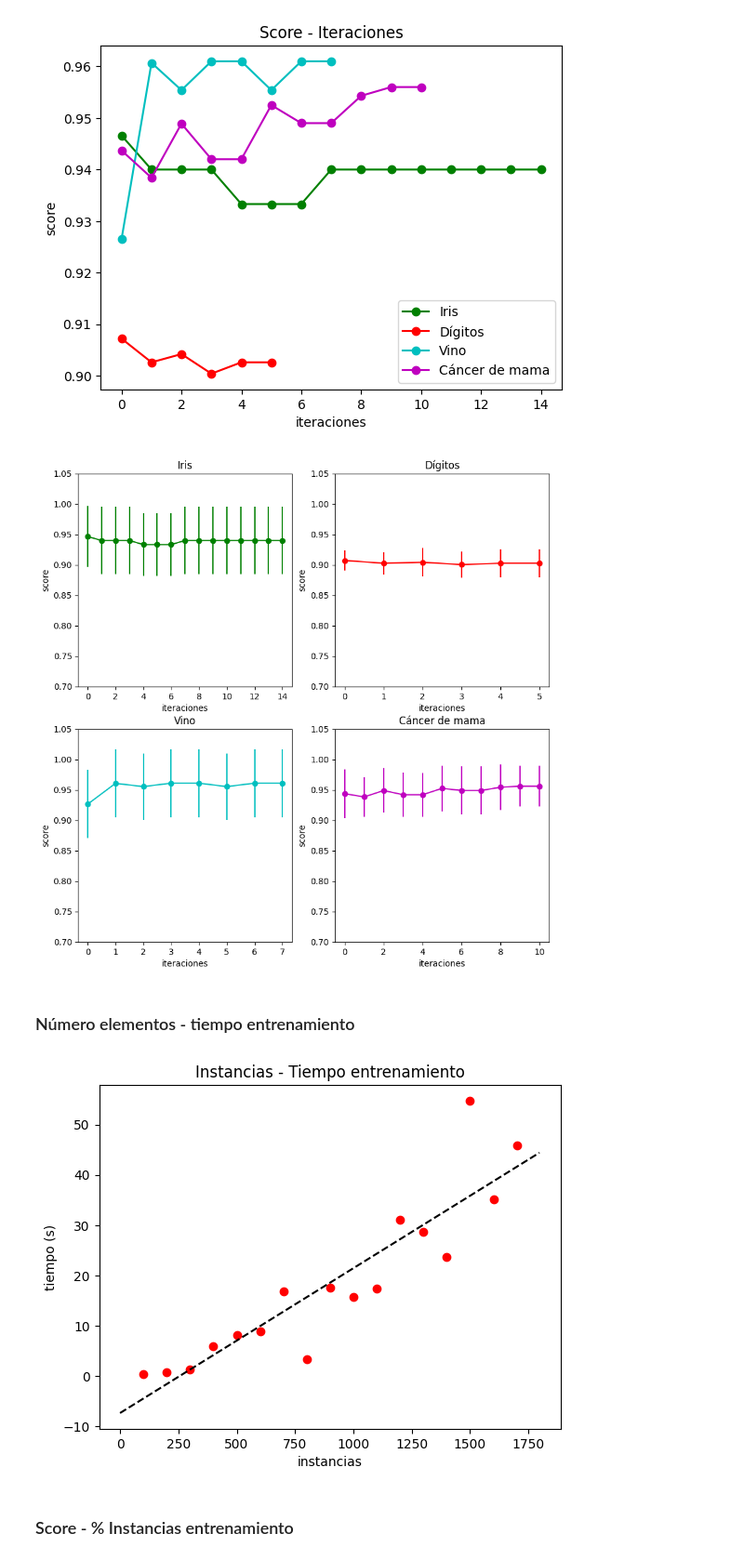
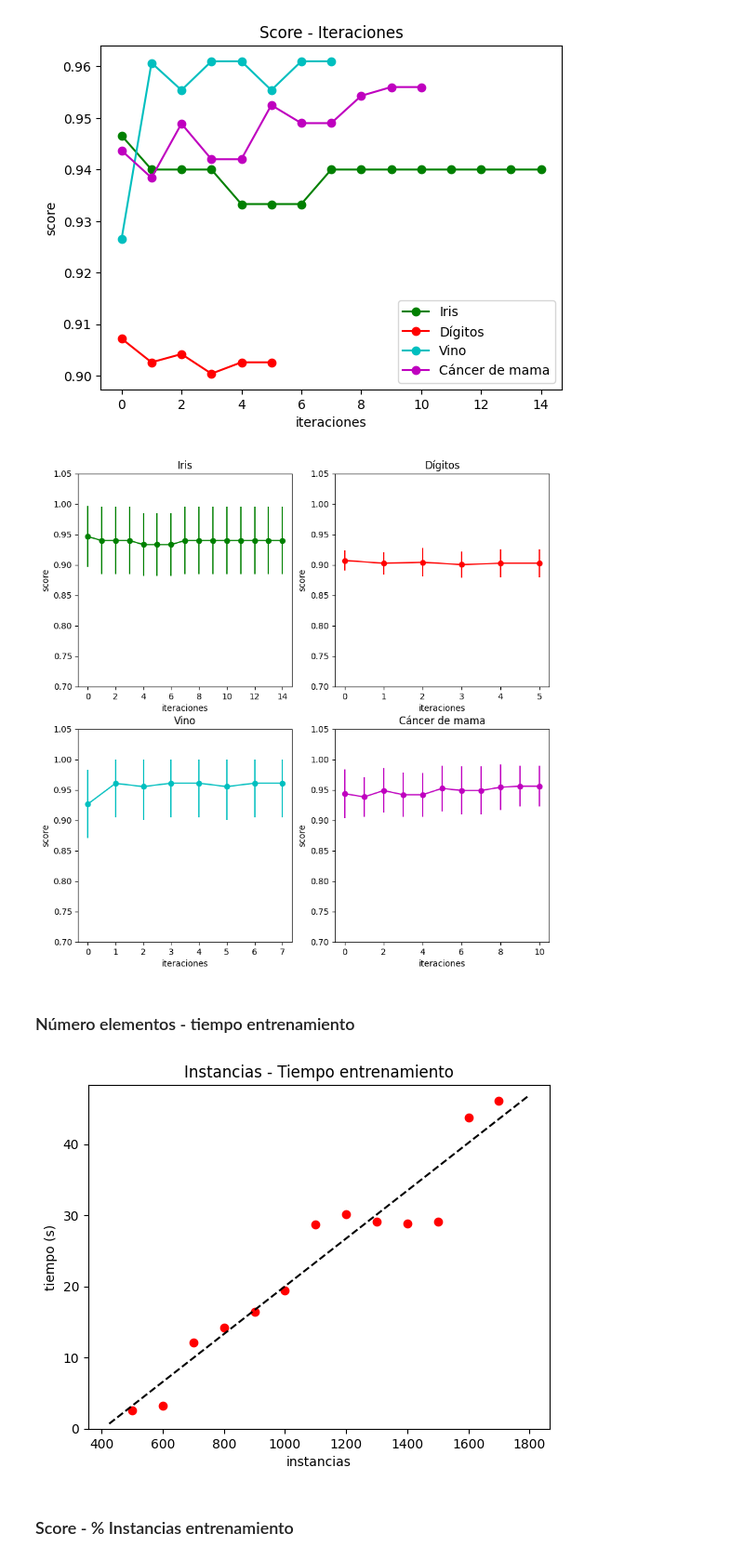
Before and after one commit to phf1001/semisupervised-learning-in-cibersecurity, a Jupyter notebook: src/models/notebooks/co-forest-graphs-generator.ipynb, the cells around one changed output. Shown at 93% size. Cells and saved outputs as stored; diff of their text form; code cells hidden in the pictures.

Commit message:
[S09] src: graphs corrections

```diff
--- a/src/models/notebooks/co-forest-graphs-generator.ipynb
+++ b/src/models/notebooks/co-forest-graphs-generator.ipynb
@@ -380,14 +378,14 @@ for dataset_info in available:
     coordinates = dataset_info[2]
     ax_i = ax[coordinates[0], coordinates[1]]
     ax_i.set_ylim([0.7, 1.05])
-    ax_i.errorbar(np.arange(len(mean)), mean, std, fmt='-o', color = next(cycol), label = dataset_info[1])
+    ax_i.errorbar(np.arange(len(mean)), mean, yerr=[std, np.minimum(std, 1-mean)], fmt='-o', color = next(cycol), label = dataset_info[1])
     ax_i.set_ylabel('score')
     ax_i.set_xlabel('iteraciones')
     ax_i.set_title(dataset_info[1])
 
 plt.show()
 # %% [output]
-[figure, old version]
+[figure, new version]
 # %% [markdown]
 ### Número elementos - tiempo entrenamiento
 # %%
@@ -401,38 +399,41 @@ dataset_info = (load_digits(), 'Dígitos')
 dataset = dataset_info[0]
 
 instancias = []
 tiempos = []
-rd = np.random.RandomState(5)
+rd = np.random.RandomState(10)
 
-for i in range(100, dataset.data.shape[0], 100):
+for i in range(500, dataset.data.shape[0], 100):
 
-    indexes = rd.choice(a = np.arange(start=0, stop=X.shape[0]), replace = True, size=i)
+    indexes = rd.choice(dataset.data.shape[0], replace = True, size=i)
+
     X = np.array(dataset.data)[indexes]
     y = np.array(dataset.target)[indexes]
+
     L_train, U_train, Ly_train, Uy_train = train_test_split(X, y, test_size=0.8, random_state=rd)
 
     inicio = time.time()
     co_forest = Co_Forest(L_train, Ly_train, U_train, 20, 0.75, np.unique(dataset.target), rd,'log2')
     co_forest.fit()
     fin = time.time()
 
     instancias.append(X.shape[0])
     tiempos.append((fin-inicio))
 
 ax.scatter(instancias, tiempos, color=next(cycol) )
 
 model = LinearRegression()
 model.fit(np.array([[i] for i in instancias]), tiempos)
-x_new = np.linspace(0, dataset.data.shape[0], 100)
+x_new = np.linspace(425, dataset.data.shape[0], 100)
 y_new = model.predict(x_new[:, np.newaxis])
 
 plt.title("Instancias - Tiempo entrenamiento")
+ax.set_ylim(bottom = 0)
 ax.plot(x_new, y_new, '--k')
 ax.set_xlabel('instancias')
 ax.set_ylabel('tiempo (s)')
 plt.show()
 # %% [output]
-[figure, old version]
+[figure, new version]
 # %% [markdown]
 ### Score - % Instancias entrenamiento
 # %%
```
Also changed, not shown: parts of 1 cell of this notebook, 4 other files.
